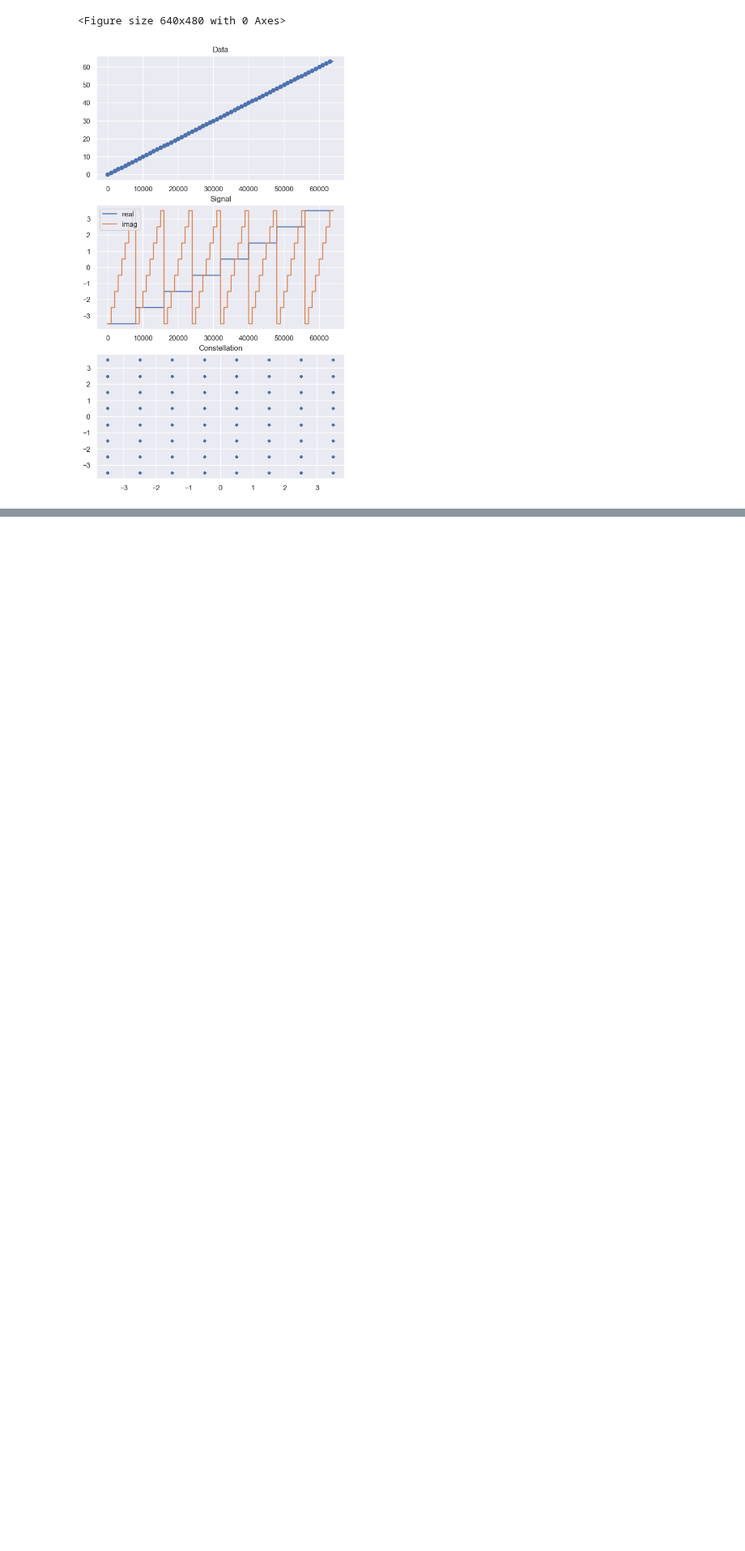
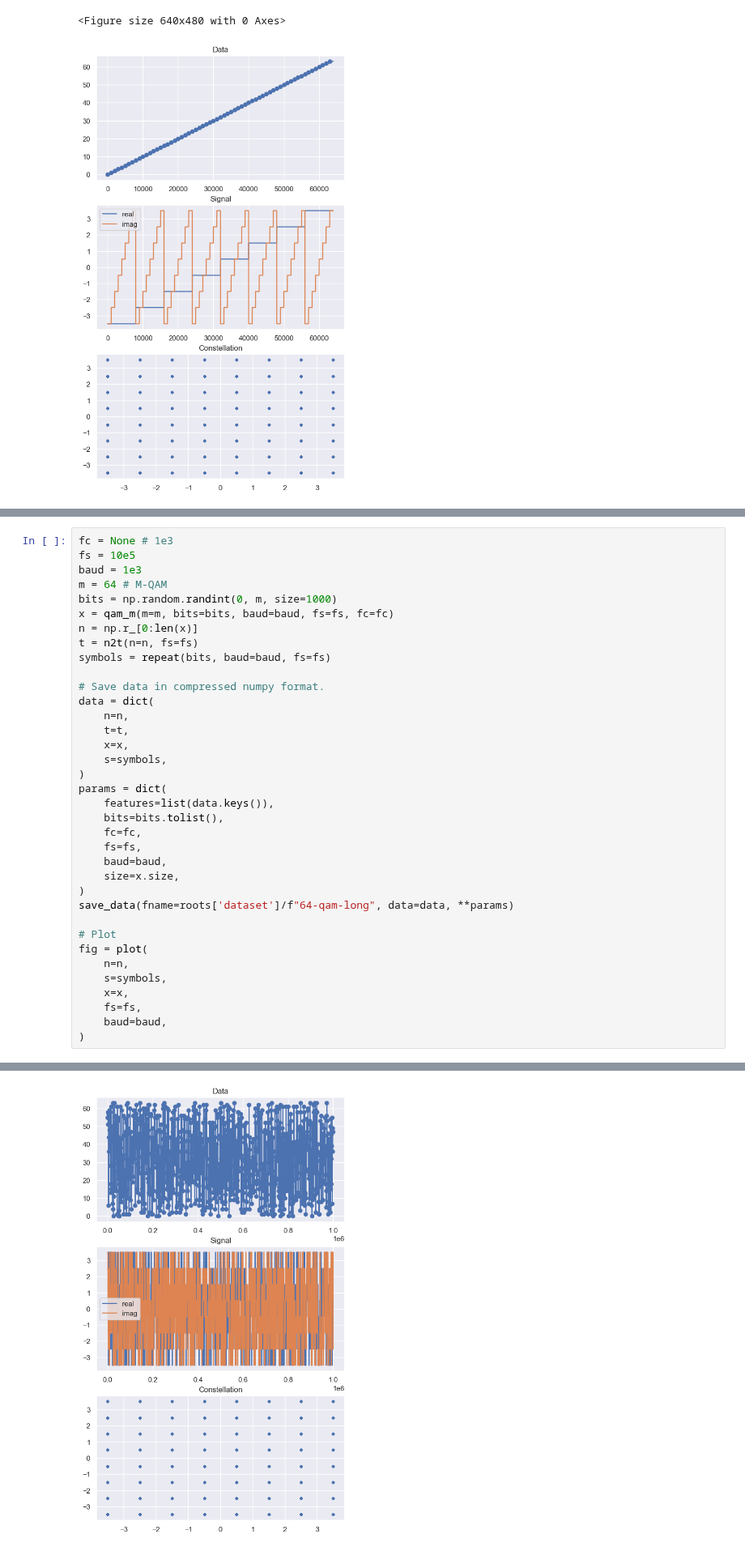
Before and after one commit to zanderman/gan-wireless-5g, a Jupyter notebook: dataset.ipynb, the cells around one changed output, grey strips where cells are left out. Shown at 81% size. Saved outputs shown, nothing was run; the diff lists cells and outputs as text; blank space fills up the shorter version.

Commit message:
Adds generation of very long 64-QAM sequence

```diff
--- a/dataset.ipynb
+++ b/dataset.ipynb
@@ -569,0 +572,37 @@ fig = plot(
+# %%
+fc = None # 1e3
+fs = 10e5
+baud = 1e3
+m = 64 # M-QAM
+bits = np.random.randint(0, m, size=1000)
+x = qam_m(m=m, bits=bits, baud=baud, fs=fs, fc=fc)
+n = np.r_[0:len(x)]
+t = n2t(n=n, fs=fs)
+symbols = repeat(bits, baud=baud, fs=fs)
+
+# Save data in compressed numpy format.
+data = dict(
+    n=n,
+    t=t,
+    x=x,
+    s=symbols,
+)
+params = dict(
+    features=list(data.keys()),
+    bits=bits.tolist(),
+    fc=fc,
+    fs=fs,
+    baud=baud,
+    size=x.size,
+)
+save_data(fname=roots['dataset']/f"64-qam-long", data=data, **params)
+
+# Plot
+fig = plot(
+    n=n,
+    s=symbols,
+    x=x,
+    fs=fs,
+    baud=baud,
+)
+# %% [output]
@@ -569,0 +610 @@ fig = plot(
+[figure, added]
```
Also changed, not shown: parts of 2 cells of this notebook, 1 other file.
